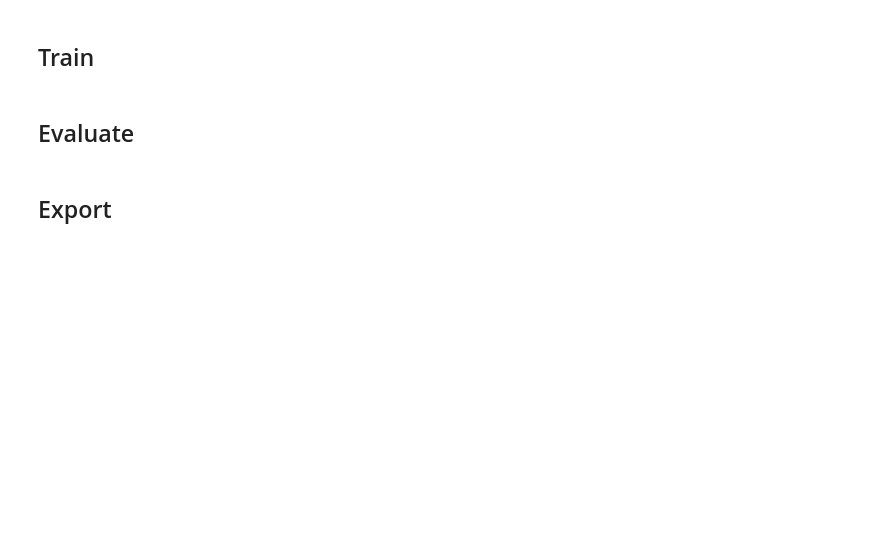
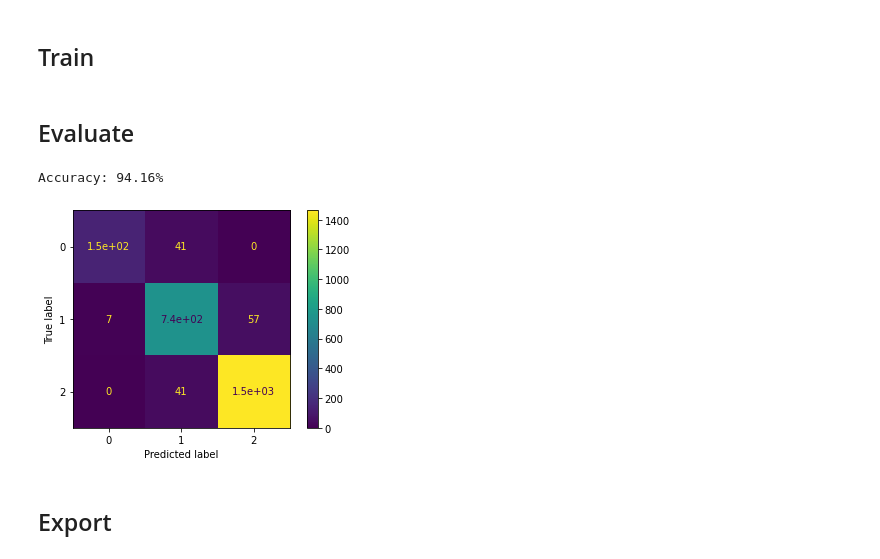
Before and after one commit to Sulasdeli/SecRiskAI, a Jupyter notebook: notebooks/train_evaluate_export_models.ipynb, the cells around one changed output. Cells and saved outputs as stored; diff of their text form; code cells hidden in the pictures; blank space fills up the shorter version.

```diff
--- a/notebooks/train_evaluate_export_models.ipynb
+++ b/notebooks/train_evaluate_export_models.ipynb
@@ -276,15 +347,19 @@ from sklearn.neighbors import KNeighborsClassifier
 # %% [markdown]
 ## Train
 # %%
-knn = KNeighborsClassifier(n_neighbors = 17).fit(X_train, y_train)
+knn = KNeighborsClassifier(n_neighbors = 17).fit(X_train_normalized, y_train)
 # %% [markdown]
 ## Evaluate
 # %%
-accuracy = knn.score(X_test, y_test)
+accuracy = knn.score(X_test_normalized, y_test)
 print('Accuracy: {0:.2%}'.format(accuracy))
+# %% [output]
+Accuracy: 94.16%
 # %%
-plot_confusion_matrix(knn, X_test, y_test)
+plot_confusion_matrix(knn, X_test_normalized, y_test)
 plt.show()
+# %% [output]
+[figure, added]
 # %% [markdown]
 ## Export
 # %%
```
Also changed, not shown: parts of 23 cells of this notebook.
